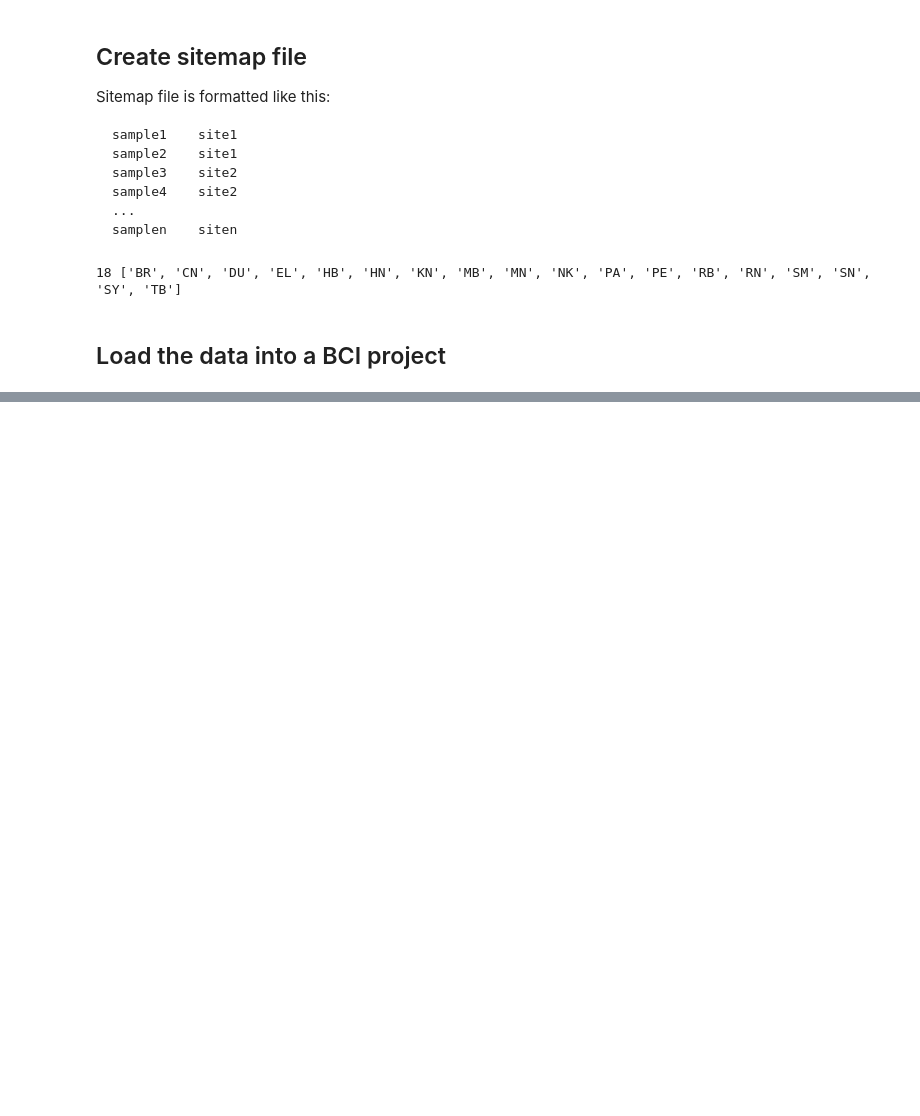
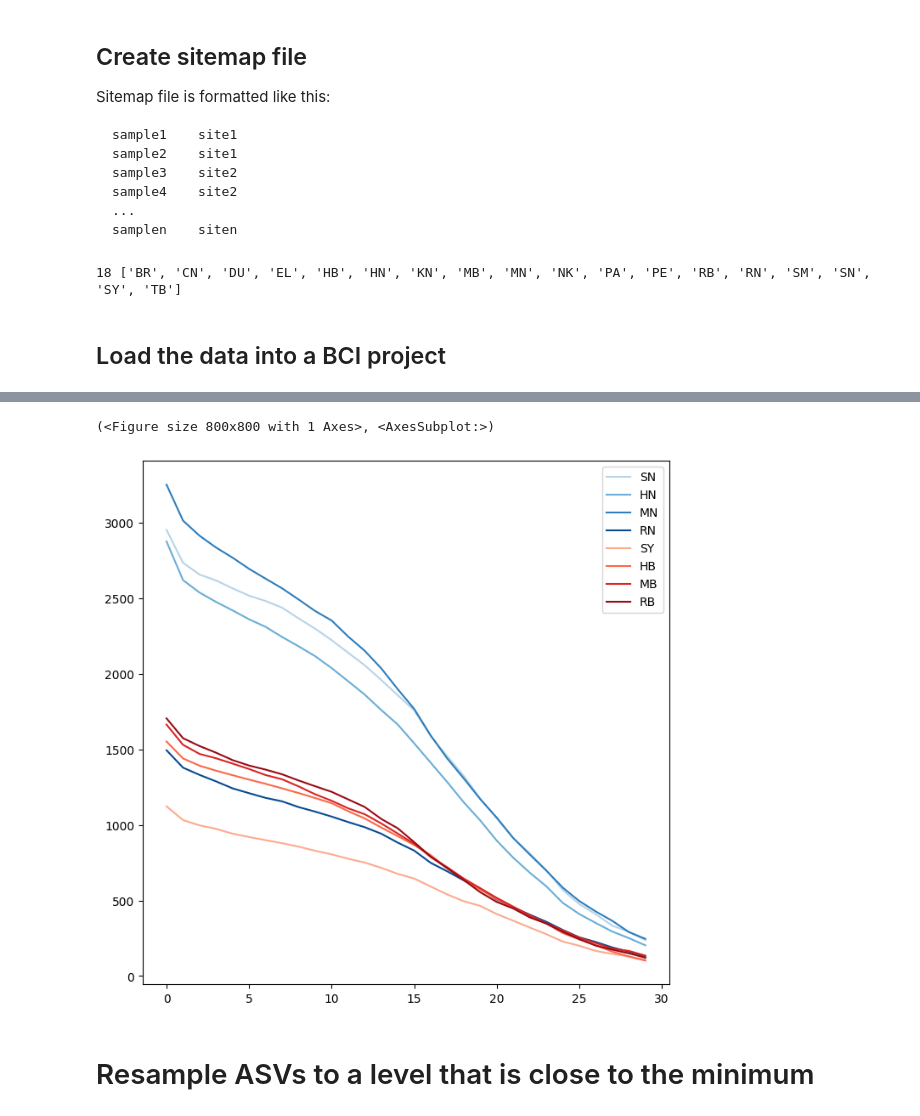
Before and after one commit to isaacovercast/IMEMEBA-BCI, a Jupyter notebook: empirical-examples/Holman-2021-Marine-eDNA/Holman-2021-Marine-eDNA.ipynb, the cells around one changed output, grey strips where cells are left out. Drawn from its saved outputs; the diff is of its cells as text; code cells hidden in the pictures; blank space fills up the shorter version.

```diff
--- a/empirical-examples/Holman-2021-Marine-eDNA/Holman-2021-Marine-eDNA.ipynb
+++ b/empirical-examples/Holman-2021-Marine-eDNA/Holman-2021-Marine-eDNA.ipynb
@@ -165,0 +151,7 @@ pjt.plot_sites(plot_pis=True, cmaps=cmaps)
+# %%
+pjt.plot_sites(cmaps=cmaps)
+# %% [output]
+(<Figure size 800x800 with 1 Axes>, <AxesSubplot:>)
+[figure, added]
+# %% [markdown]
+# Resample ASVs to a level that is close to the minimum
```
Also changed, not shown: parts of 14 cells of this notebook, 8 other files.
